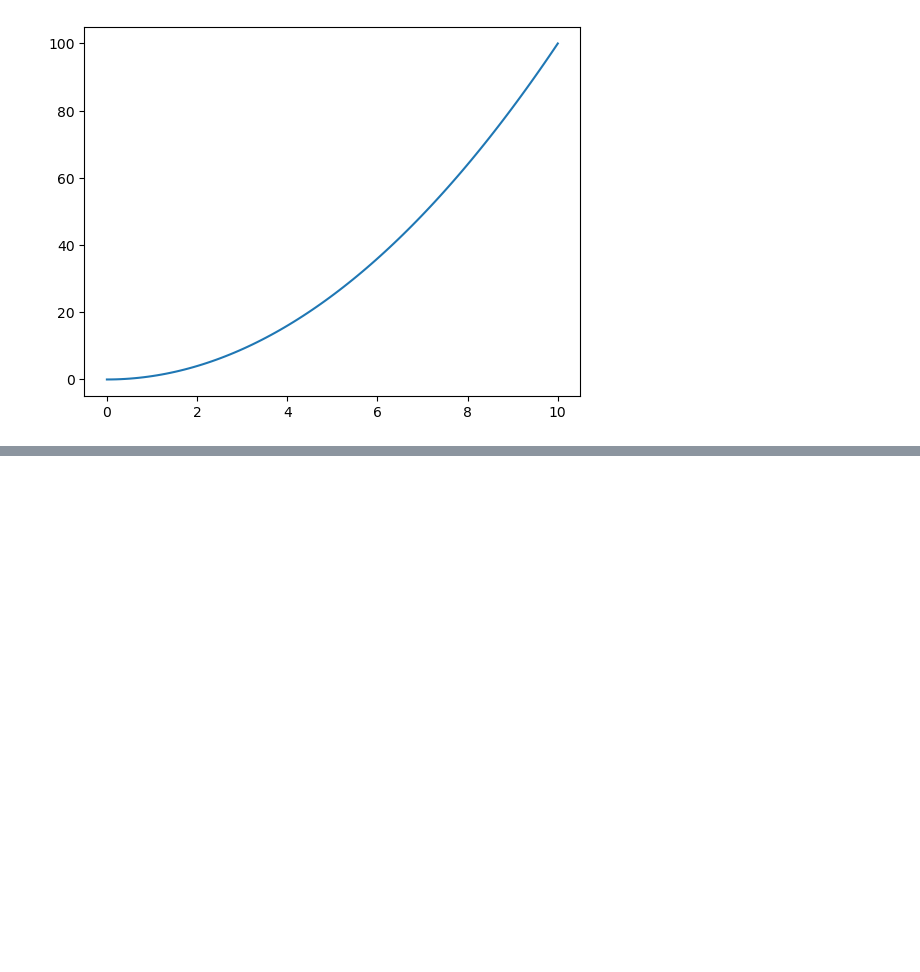
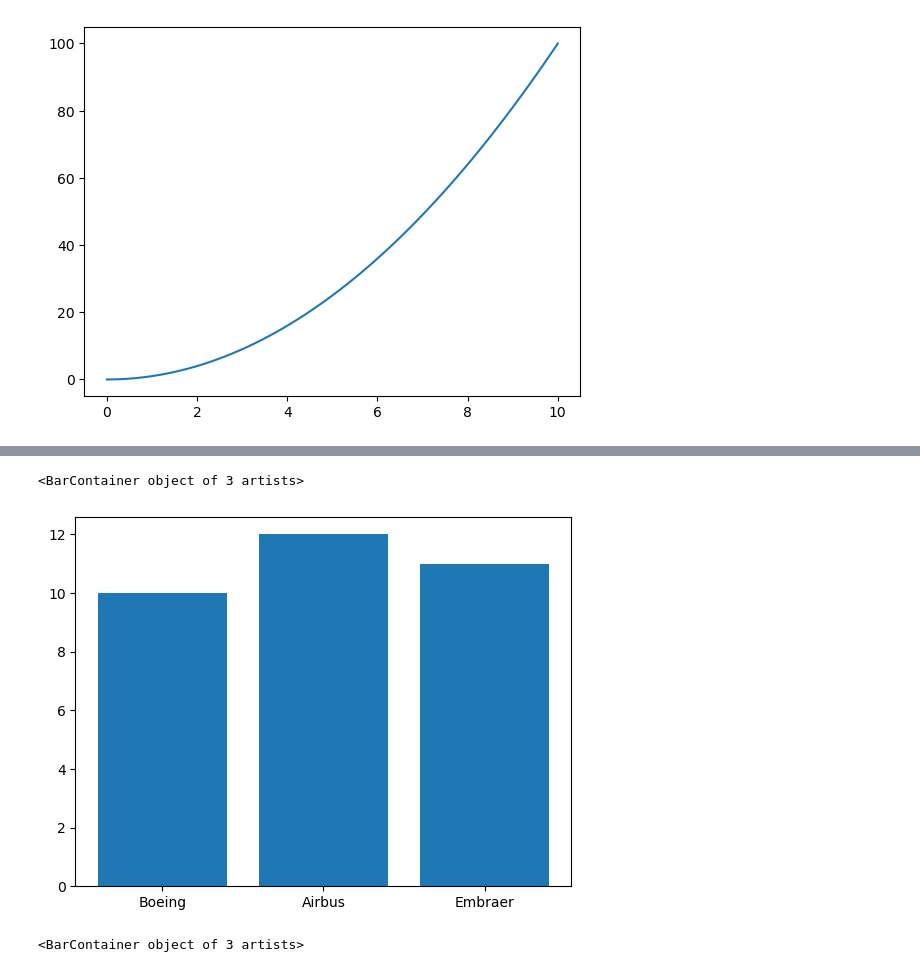
Before and after one commit to CodingSkillBuilder/mlBoost-gettingStart, a Jupyter notebook: Introduction to Matplotlib.ipynb, the cells around one changed output, grey strips where cells are left out. Cells and saved outputs as stored; diff of their text form; code cells hidden in the pictures; blank space fills up the shorter version.

```diff
--- a/Introduction to Matplotlib.ipynb
+++ b/Introduction to Matplotlib.ipynb
@@ -266,0 +276,17 @@ ax.plot(x, x ** 2)
+# %%
+# Bar
+plane_info = {
+    "Boeing": 10,
+    "Airbus": 12,
+    "Embraer": 11
+}
+fig, ax = plt.subplots()
+ax.bar(plane_info.keys(), plane_info.values())
+# %% [output]
+<BarContainer object of 3 artists>
+[figure, added]
+# %%
+# fig, ax = plt.subplots()
+ax.barh(plane_info.keys(), plane_info.values())
+# %% [output]
+<BarContainer object of 3 artists>
```
Also changed, not shown: parts of 41 cells of this notebook, 2 other files.
